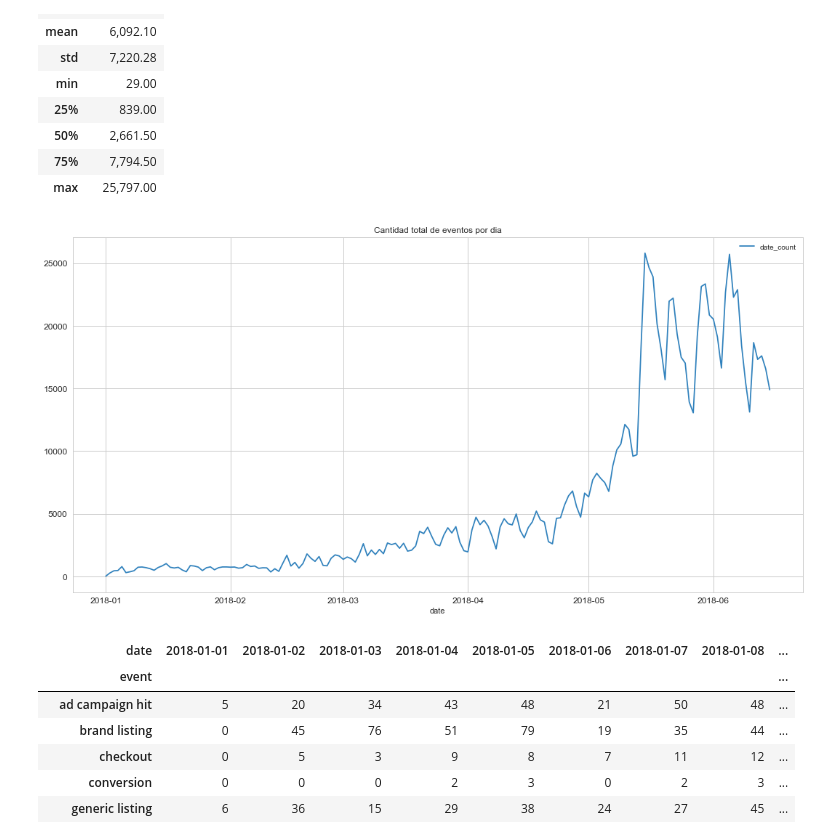
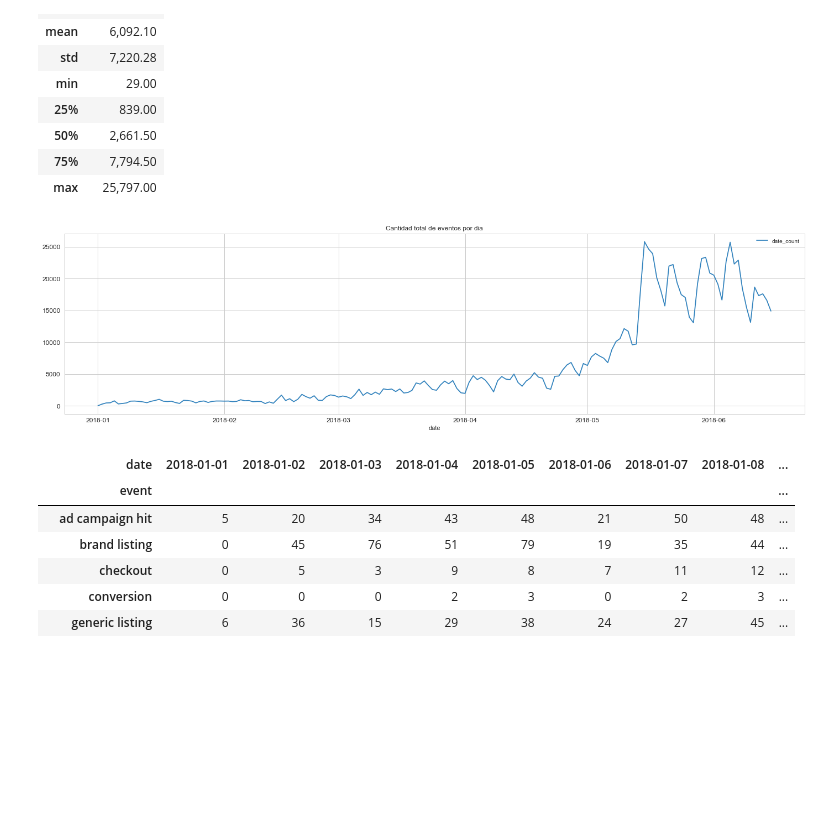
Before and after one commit to jowisaidman/tp1_analisis_exploratorio, a Jupyter notebook: Notebooks/Mateo/date.ipynb, the cells around one changed output. Cells and saved outputs as stored; diff of their text form; code cells hidden in the pictures; blank space fills up the shorter version.

```diff
--- a/Notebooks/Mateo/date.ipynb
+++ b/Notebooks/Mateo/date.ipynb
@@ -203,12 +216,12 @@ per_date.describe()
 | 75% | 7,794.50 |
 | max | 25,797.00 |
 # %%
-graph = per_date.plot(figsize=(18,9),fontsize=12,colormap='tab20c')
+graph = per_date.plot(figsize=(24,6),fontsize=12,colormap='tab20c')
 plt.title('Cantidad total de eventos por dia')
 #graph.legend(loc='center left', bbox_to_anchor=(1.0, 0.5))
 plt.show()
 # %% [output]
-[figure, old version]
+[figure, new version]
 # %%
 per_event_and_date= events.groupby(['event','date']).agg({'date':'count'}).unstack(fill_value=0)
 per_event_and_date.columns = per_event_and_date.columns.droplevel(0)
```
Also changed, not shown: parts of 14 cells of this notebook, 1 other file.
